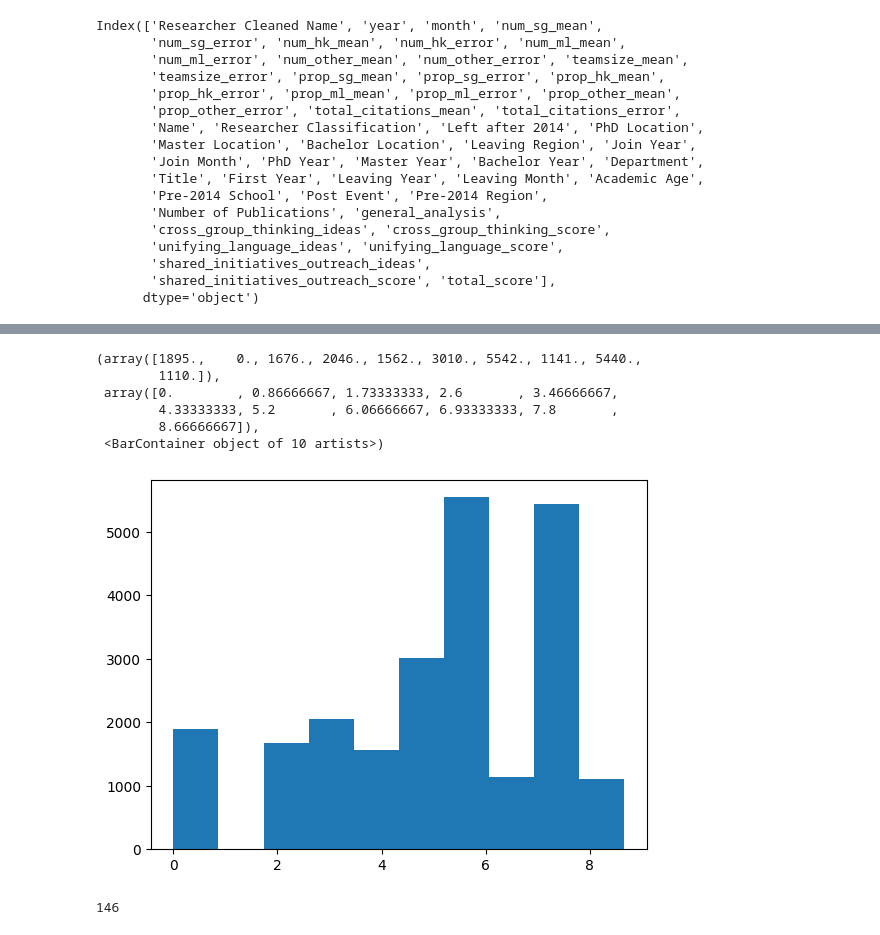
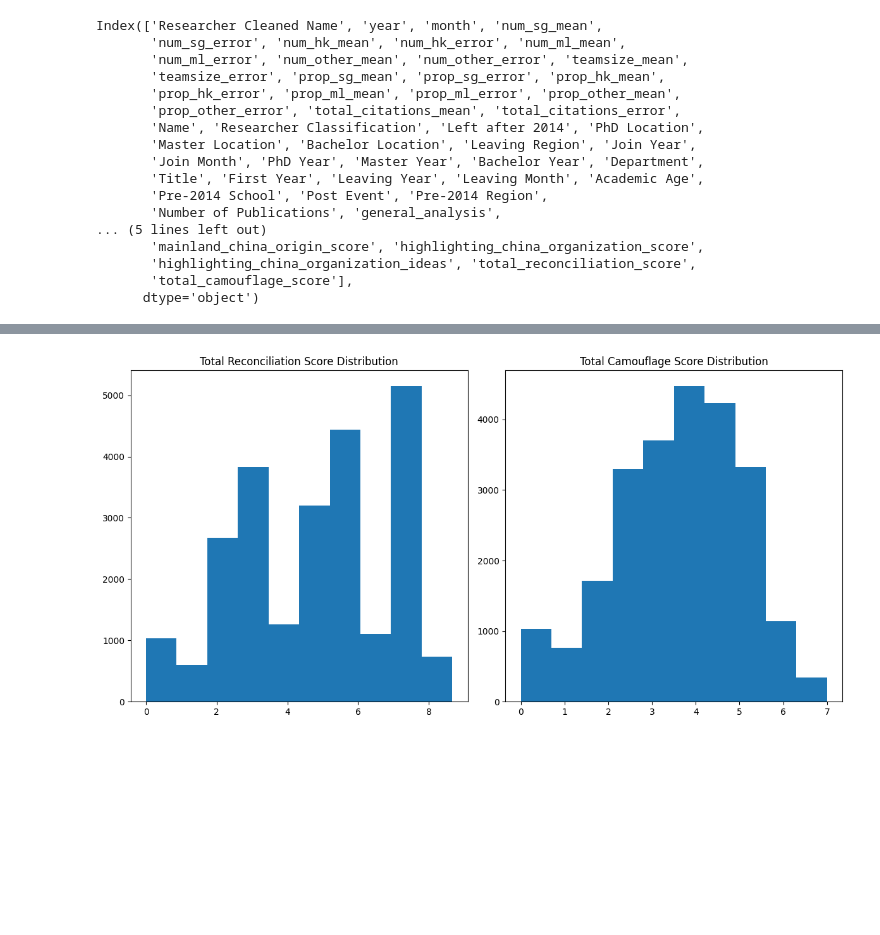
Before and after one commit to vdaita/social-camouflage, a Jupyter notebook: MergeHomepageAnalysis.ipynb, the cells around one changed output, grey strips where cells are left out. Cells and saved outputs as stored; diff of their text form; code cells hidden in the pictures; blank space fills up the shorter version.

```diff
--- a/MergeHomepageAnalysis.ipynb
+++ b/MergeHomepageAnalysis.ipynb
@@ -8,7 +8,9 @@ analyzed_homepages = pd.read_json("homepage_data_analyzed.json", encoding='utf-8
 standard_columns = ['general_analysis', 'cross_group_thinking_ideas',
        'cross_group_thinking_score', 'unifying_language_ideas',
        'unifying_language_score', 'shared_initiatives_outreach_ideas',
-       'shared_initiatives_outreach_score', 'name']
+       'shared_initiatives_outreach_score', 'cultural_melding_ideas', 'cultural_melding_score',
+       'mainland_china_origin_ideas', 'mainland_china_origin_score', 'highlighting_china_organization_score',
+       'highlighting_china_organization_ideas', 'name']
 analyzed_homepages = analyzed_homepages[standard_columns]
 # %%
 analyzed_homepages.columns
@@ -20,9 +25,14 @@ Index(['general_analysis', 'cross_group_thinking_ideas',
       dtype='object')
 # %%
-columns_to_convert = ['cross_group_thinking_score', 'unifying_language_score', 'shared_initiatives_outreach_score']
-for column in columns_to_convert:
-    analyzed_homepages[column] = pd.to_numeric(analyzed_homepages[column], errors='coerce').fillna(0).astype(int)
-analyzed_homepages['total_score'] = analyzed_homepages[columns_to_convert].mean(axis=1)
+pooled_scores = {
+    "total_reconciliation_score": ['cross_group_thinking_score', 'unifying_language_score', 'shared_initiatives_outreach_score'],
+    "total_camouflage_score": ["cultural_melding_score", "mainland_china_origin_score", "highlighting_china_organization_score"]
+}
+
+for key, columns_to_convert in pooled_scores.items():
+    for column in columns_to_convert:
+        analyzed_homepages[column] = pd.to_numeric(analyzed_homepages[column], errors='coerce').fillna(0).astype(int)
+    analyzed_homepages[key] = analyzed_homepages[columns_to_convert].mean(axis=1)
 # %%
 merged_df = pd.merge(df, analyzed_homepages, left_on='Researcher Cleaned Name', right_on='name', how='inner')
 merged_df.drop(columns=['name'], inplace=True)
@@ -42,10 +52,10 @@ Index(['Researcher Cleaned Name', 'year', 'month', 'num_sg_mean',
        'Title', 'First Year', 'Leaving Year', 'Leaving Month', 'Academic Age',
        'Pre-2014 School', 'Post Event', 'Pre-2014 Region',
        'Number of Publications', 'general_analysis',
-       'cross_group_thinking_ideas', 'cross_group_thinking_score',
-       'unifying_language_ideas', 'unifying_language_score',
-       'shared_initiatives_outreach_ideas',
-       'shared_initiatives_outreach_score', 'total_score'],
+... (5 lines left out)
+       'mainland_china_origin_score', 'highlighting_china_organization_score',
+       'highlighting_china_organization_ideas', 'total_reconciliation_score',
+       'total_camouflage_score'],
       dtype='object')
 # %%
 data = json.load(open("homepage_data_analyzed.json"))
@@ -69,18 +79,18 @@ There is limited explicit unifying language on the website. It mostly focuses on
 Unifying language is subtly present, focusing on universal goals within computer science and mathematics rather than explicit regional reconciliation or an effort to unite diverse cultural or social g ...
 Unifying language would involve terms like 'collaboration,' 'partnership,' 'joint effort,' or phrases that suggest bringing together diverse viewpoints or backgrounds. This includes emphasis on global ...
 Evaluate if the professor uses inclusive language such as mentioning how different teams or backgrounds are unified in pursuit of common goals. Language that promotes diversity or highlights collectiv ...
-# %%
-import matplotlib.pyplot as plt
-plt.hist(merged_df['total_score'])
-# %% [output]
-(array([1895.,    0., 1676., 2046., 1562., 3010., 5542., 1141., 5440.,
-        1110.]),
- array([0.        , 0.86666667, 1.73333333, 2.6       , 3.46666667,
-        4.33333333, 5.2       , 6.06666667, 6.93333333, 7.8       ,
-        8.66666667]),
- <BarContainer object of 10 artists>)
-[figure, removed]
-# %%
-len(scores)
-# %% [output]
-146
+# %%
+import matplotlib.pyplot as plt
+
+fig, axs = plt.subplots(1, 2, figsize=(12, 6))
+
+axs[0].hist(merged_df['total_reconciliation_score'])
+axs[0].set_title("Total Reconciliation Score Distribution")
+
+axs[1].hist(merged_df['total_camouflage_score'])
+axs[1].set_title("Total Camouflage Score Distribution")
+
+plt.tight_layout()
+plt.show()
+# %% [output]
+[figure, added]
```
Also changed, not shown: parts of 2 cells of this notebook, 1 other file.
